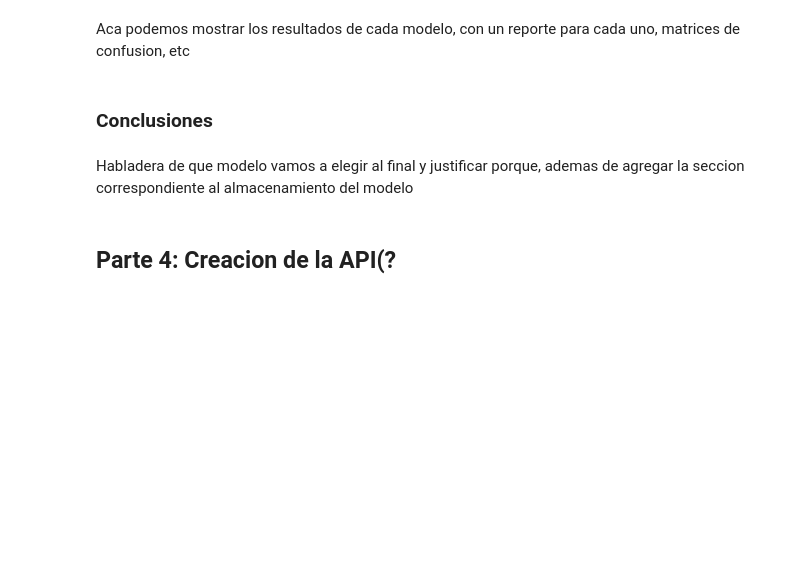
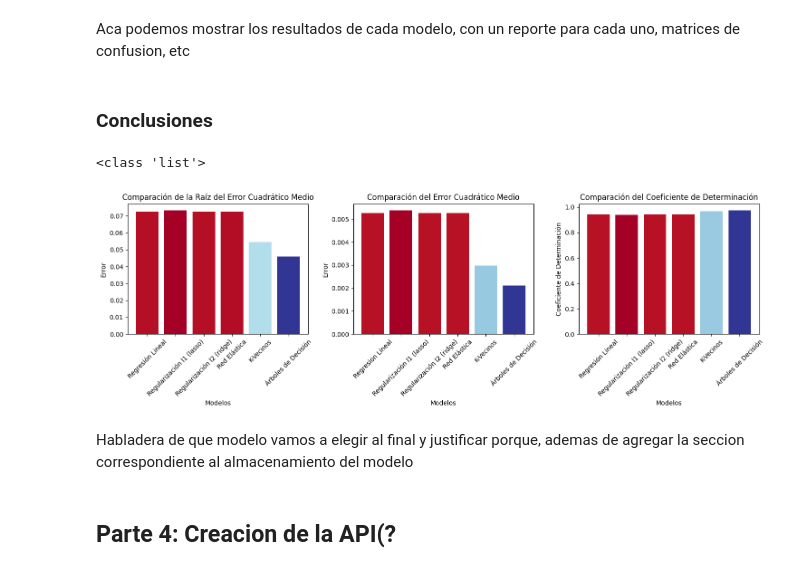
Before and after one commit to Morax19/ML_UCV, a Jupyter notebook: Proyecto1/ML_Proyecto1_DanielHernandez_JuanPRivas_JoinerRojas.ipynb, the cells around one changed output. Drawn from its saved outputs; the diff is of its cells as text; code cells hidden in the pictures; blank space fills up the shorter version.

```diff
--- a/Proyecto1/ML_Proyecto1_DanielHernandez_JuanPRivas_JoinerRojas.ipynb
+++ b/Proyecto1/ML_Proyecto1_DanielHernandez_JuanPRivas_JoinerRojas.ipynb
@@ -596,0 +689,6 @@ Aca podemos mostrar los resultados de cada modelo, con un reporte para cada uno,
+# %%
+DecisionTreeRegressorModel = grid_search_decision_tree_regressor.best_estimator_
+DecisionTreeRegressorPredictions = DecisionTreeRegressorModel.predict(X_test)
+
+print(f"Las predicciones hechas por el modelo son: {DecisionTreeRegressorPredictions}")
+print(f"Las etiquetas reales son: {y_test.values}")
@@ -596,0 +698,8 @@ Aca podemos mostrar los resultados de cada modelo, con un reporte para cada uno,
+# %%
+DecisionTreeRegressorModelRMSE = cross_val_score(DecisionTreeRegressorModel, X, yProba, cv=5, scoring='neg_root_mean_squared_error')*-1
+DecisionTreeRegressorModelMSE = cross_val_score(DecisionTreeRegressorModel, X, yProba, cv=5, scoring='neg_mean_squared_error')*-1
+DecisionTreeRegressorModelr2 = cross_val_score(DecisionTreeRegressorModel, X, yProba, cv=5, scoring='r2')
+
+print(f"RMSE obtenido por el modelo de DecisionTreeRegressorModel en validación cruzada con 5 slices es de {np.round(np.mean(DecisionTreeRegressorModelRMSE),50)}")
+print(f"MSE obtenido por el modelo de DecisionTreeRegressorModel en validación cruzada con 5 slices es de {np.round(np.mean(DecisionTreeRegressorModelMSE),50)}")
+print(f"R^2 obtenido por el modelo de DecisionTreeRegressorModel en validación cruzada con 5 slices es de {np.round(np.mean(DecisionTreeRegressorModelr2),50)}")
@@ -660,6 +954,54 @@ Explicacion de los hiperparametros del modelo
 Aca podemos mostrar los resultados de cada modelo, con un reporte para cada uno, matrices de confusion, etc
 # %% [markdown]
 ### Conclusiones
+# %%
+RMSEModels = [np.mean(x) for x in [linearModelRMSE,lassoModelRMSE,ridgeModelRMSE,elasticNetModelRMSE,KNeighborsModelRMSE,DecisionTreeRegressorModelRMSE]]
+MSEModels = [np.mean(x) for x in [linearModelMSE,lassoModelMSE,ridgeModelMSE,elasticNetModelMSE,KNeighborsModelMSE,DecisionTreeRegressorModelMSE]]
+r2models = [np.mean(x) for x in [linearModelr2,lassoModelr2,ridgeModelr2,elasticNetModelr2,KNeighborsModelr2,DecisionTreeRegressorModelr2]]
+modelos = ['Regresión Lineal', 'Regularización l1 (lasso)', 'Regularización l2 (ridge)', 'Red Elástica', 'K-Vecinos', 'Árboles de Decisión']
+# %%
+print(type(RMSEModels))
+# %% [output]
+<class 'list'>
+# %%
+import matplotlib.pyplot as plt
+import numpy as np
+
+
+# Definir los títulos y etiquetas para cada plot
+titulos = ['Comparación de la Raíz del Error Cuadrático Medio',
+           'Comparación del Error Cuadrático Medio',
+           'Comparación del Coeficiente de Determinación']
+
+etiqueta_x = 'Modelos'
+etiquetas_y = ['Error', 'Error', 'Coeficiente de Determinación']
+
+# Definir los colormaps y normalizaciones para cada plot
+cmaps = [plt.get_cmap('RdYlBu_r'), plt.get_cmap('RdYlBu_r'), plt.get_cmap('RdYlBu')]
+norms = [plt.Normalize(vmin=min(RMSEModels), vmax=max(RMSEModels)),
+         plt.Normalize(vmin=min(MSEModels), vmax=max(MSEModels)),
+         plt.Normalize(vmin=min(r2models), vmax=max(r2models))]
+
+# Crear la figura y los subplots
+fig, axs = plt.subplots(1, 3, figsize=(15, 5))
+
+# Construir los plots de manera iterativa
+for i, ax in enumerate(axs):
+    for j, valor in enumerate([RMSEModels, MSEModels, r2models][i]):
+        ax.bar(j, valor, color=cmaps[i](norms[i](valor)))
+    ax.set_title(titulos[i])
+    ax.set_xlabel(etiqueta_x)
+    ax.set_ylabel(etiquetas_y[i])
+    ax.set_xticks(range(len(modelos)))
+    ax.set_xticklabels(modelos, rotation=45)
+
+# Ajustar el tamaño del gráfico
+plt.tight_layout()
+
+# Mostrar el plot
+plt.show()
+# %% [output]
+[figure, added]
 # %% [markdown]
 Habladera de que modelo vamos a elegir al final y justificar porque, ademas de agregar la seccion correspondiente al almacenamiento del modelo
 # %% [markdown]
```
Also changed, not shown: parts of 74 cells of this notebook.
